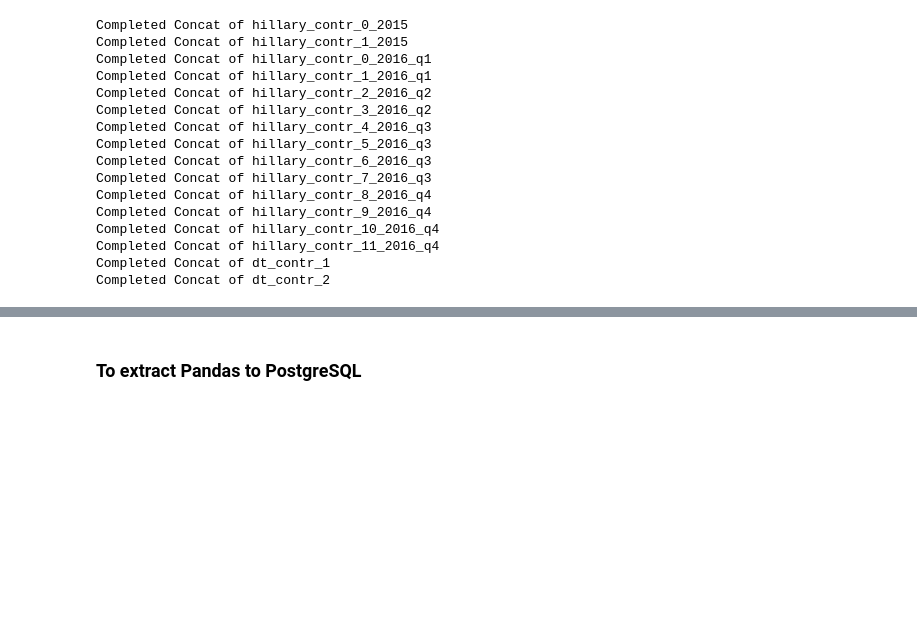
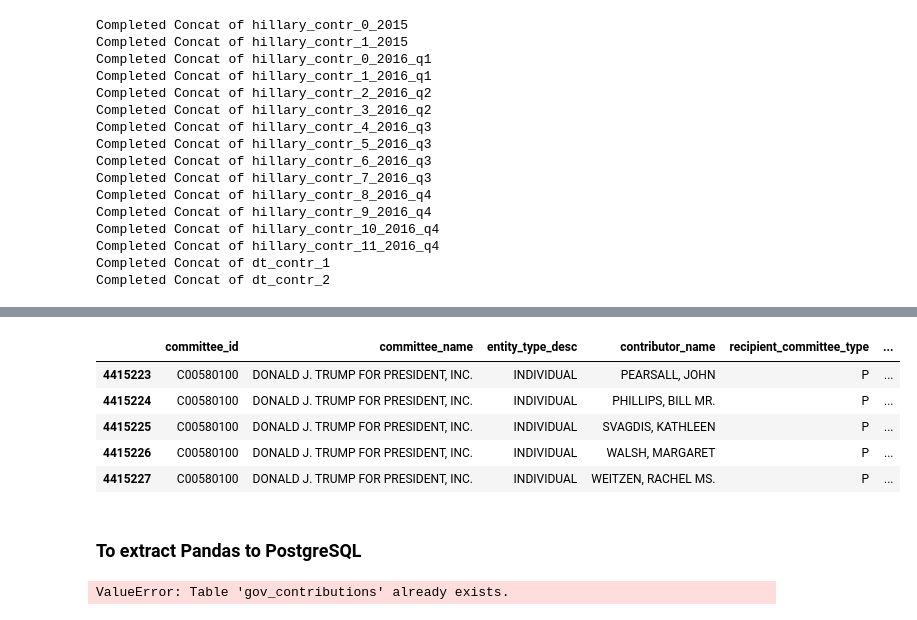
Before and after one commit to JosefinaAureaAmaro/01_Project_Python_SQL-PostgreSQL, a Jupyter notebook: Contributions_ETL.ipynb, the cells around one changed output, grey strips where cells are left out. Cells and saved outputs as stored; diff of their text form; code cells hidden in the pictures; blank space fills up the shorter version.

```diff
--- a/Contributions_ETL.ipynb
+++ b/Contributions_ETL.ipynb
@@ -160,6 +173,23 @@ contributor_df.tail()
+# %%
+#to drop columns in list
+cleaned_contributor_df = contributor_df.drop(columns= hc_drop_cols_list )
+
+#to drop empty columns
+Contributor_df = cleaned_contributor_df.dropna(axis='columns', how='all')  ## drop empty cols
+# %%
+Contributor_df.tail()
+# %% [output]
+|  | committee_id | committee_name | entity_type_desc | contributor_name | recipient_committee_type | ... |
+| 4415223 | C00580100 | DONALD J. TRUMP FOR PRESIDENT, INC. | INDIVIDUAL | PEARSALL, JOHN | P | ... |
+| 4415224 | C00580100 | DONALD J. TRUMP FOR PRESIDENT, INC. | INDIVIDUAL | PHILLIPS, BILL MR. | P | ... |
+| 4415225 | C00580100 | DONALD J. TRUMP FOR PRESIDENT, INC. | INDIVIDUAL | SVAGDIS, KATHLEEN | P | ... |
+| 4415226 | C00580100 | DONALD J. TRUMP FOR PRESIDENT, INC. | INDIVIDUAL | WALSH, MARGARET | P | ... |
+| 4415227 | C00580100 | DONALD J. TRUMP FOR PRESIDENT, INC. | INDIVIDUAL | WEITZEN, RACHEL MS. | P | ... |
 # %% [markdown]
 ### To extract Pandas to PostgreSQL
 # %%
 from sqlalchemy import create_engine
 engine = create_engine ('postgresql://postgres:postgres@localhost:5432/ETL_Practice')
-contributor_df.to_sql('gov_contributions', engine)
+Contributor_df.to_sql('gov_contributions', engine)
+# %% [output]
+ValueError: Table 'gov_contributions' already exists.
```
Also changed, not shown: parts of 10 cells of this notebook.
